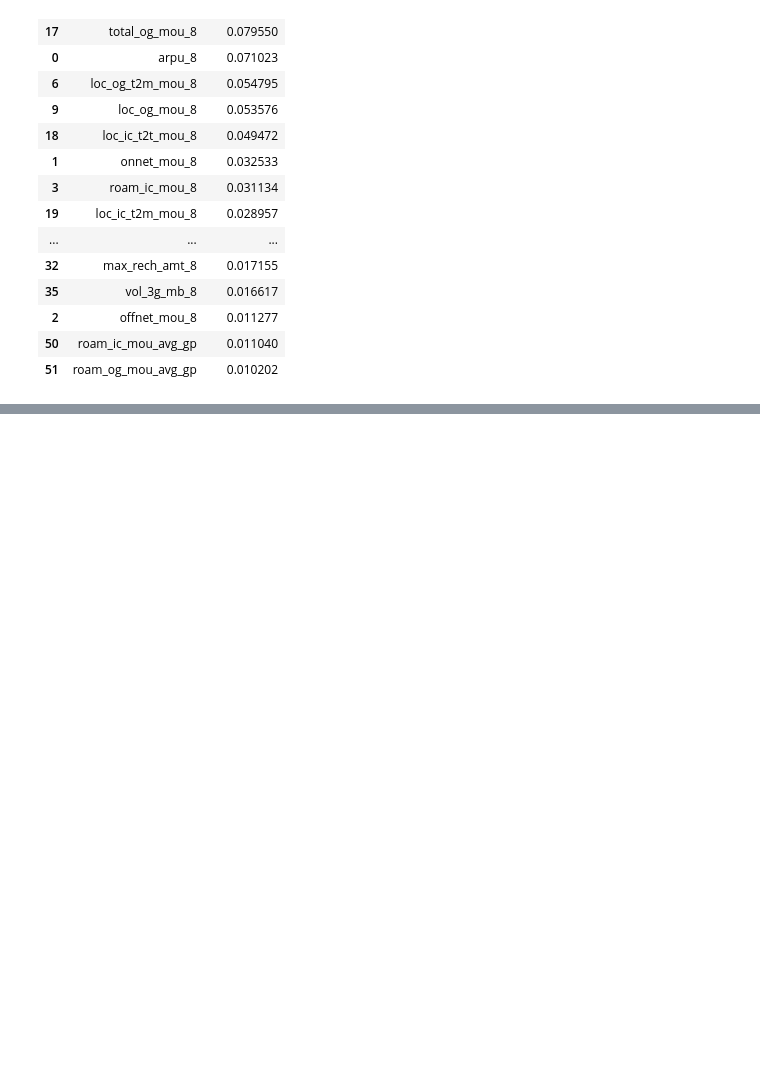
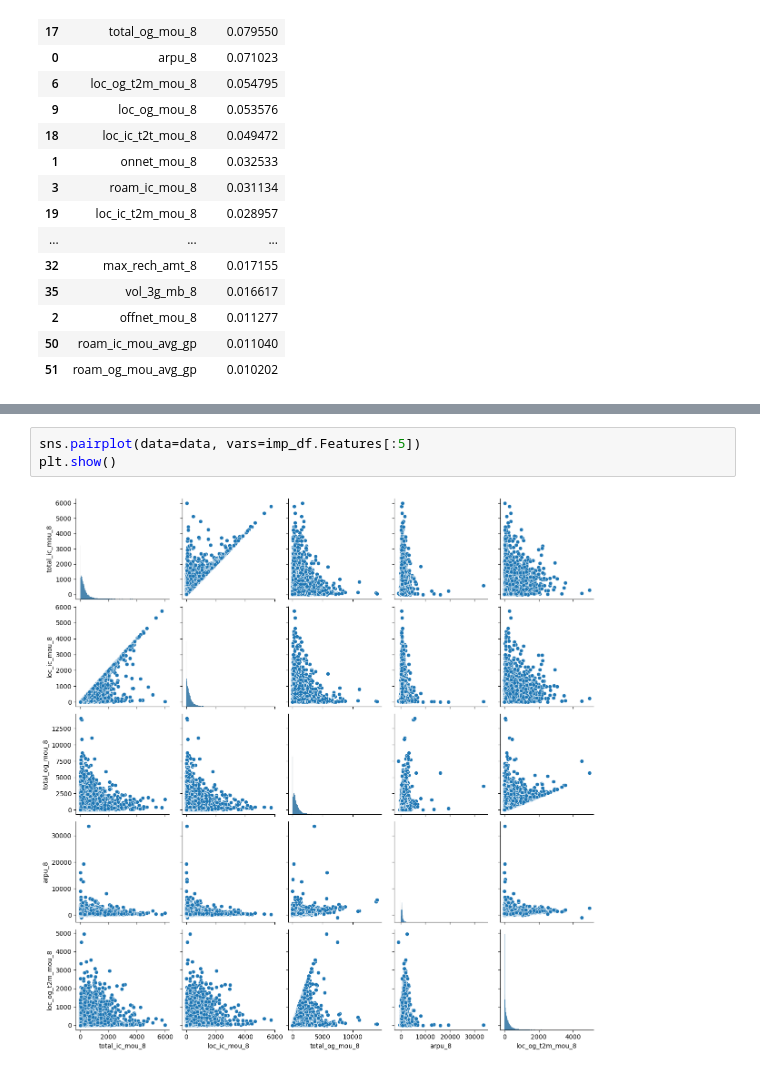
Before and after one commit to Awadhesh43/Advance-ML-Assignment-upGrad, a Jupyter notebook: Advance-ML-Telecom-Churn-Assignment.ipynb, the cells around one changed output, grey strips where cells are left out. Drawn from its saved outputs; the diff is of its cells as text; blank space fills up the shorter version.

```diff
--- a/Advance-ML-Telecom-Churn-Assignment.ipynb
+++ b/Advance-ML-Telecom-Churn-Assignment.ipynb
@@ -897,0 +968,5 @@ imp_df
+# %%
+sns.pairplot(data=data, vars=imp_df.Features[:5])
+plt.show()
+# %% [output]
+[figure, added]
```
Also changed, not shown: parts of 13 cells of this notebook.
